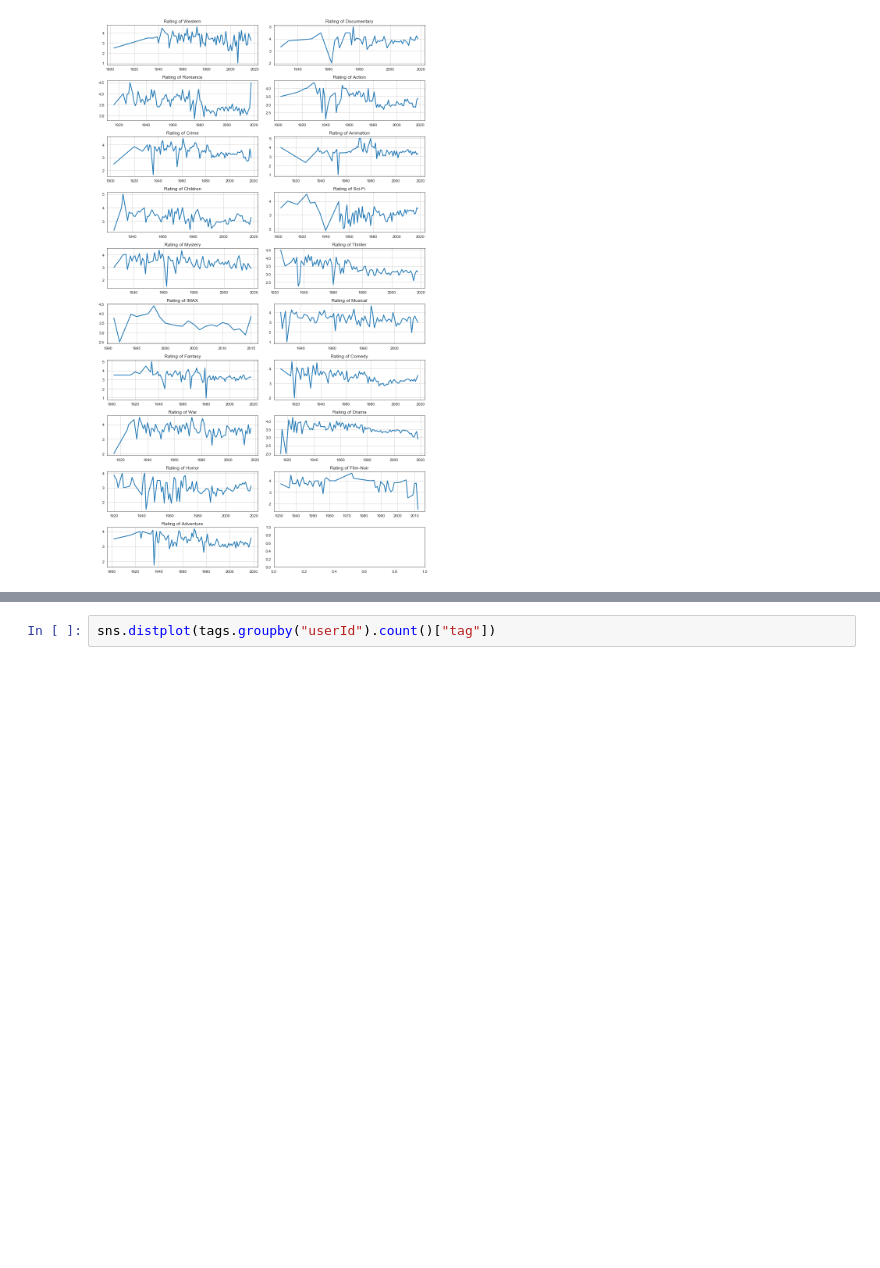
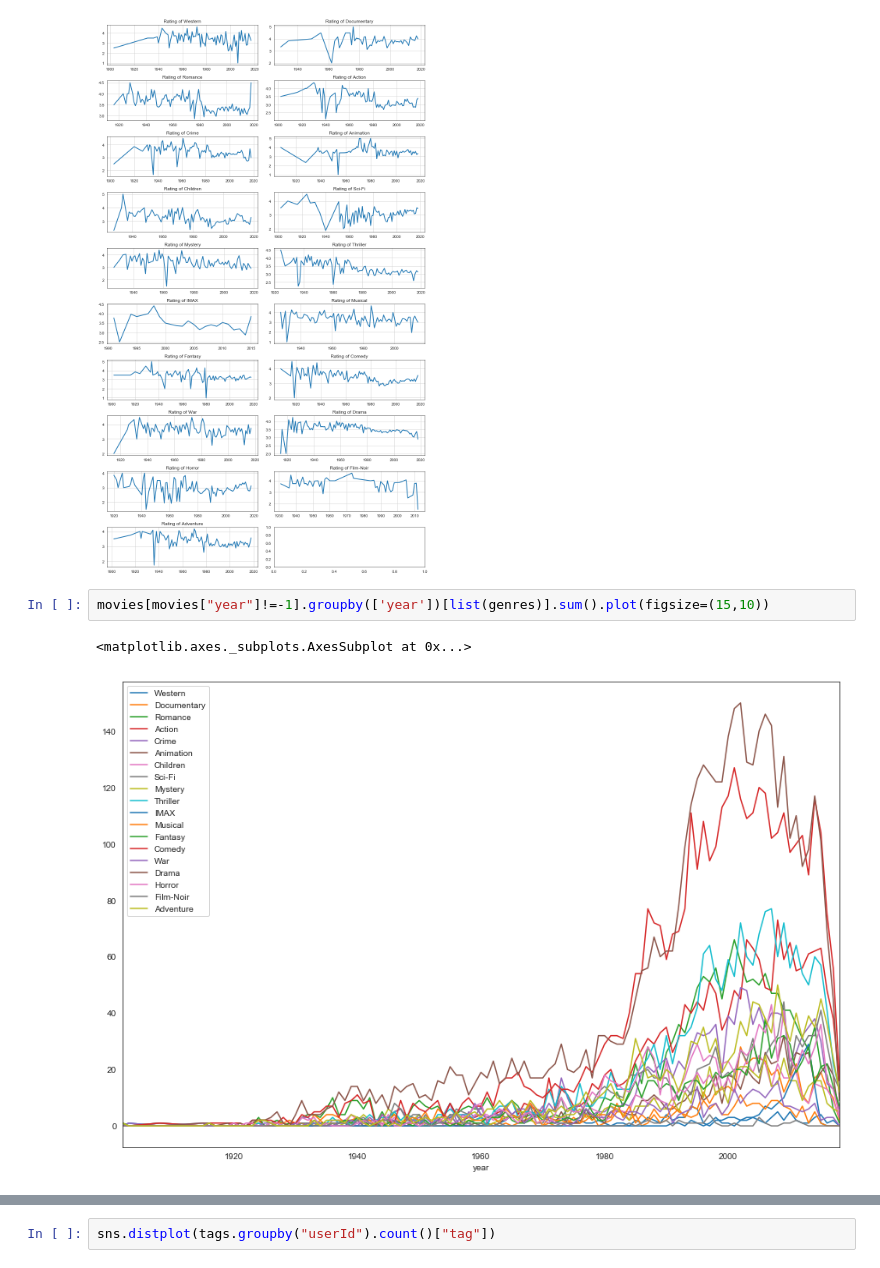
Before and after one commit to MedalKa/lab2, a Jupyter notebook: Lab_2. Recommender systems.ipynb, the cells around one changed output, grey strips where cells are left out. Cells and saved outputs as stored; diff of their text form; blank space fills up the shorter version.

```diff
--- a/Lab_2. Recommender systems.ipynb
+++ b/Lab_2. Recommender systems.ipynb
@@ -279,3 +278,8 @@ for i, genre in  enumerate(genres, 1):
 fig.tight_layout()
 # %% [output]
 [figure]
+# %%
+movies[movies["year"]!=-1].groupby(['year'])[list(genres)].sum().plot(figsize=(15,10))
+# %% [output]
+<matplotlib.axes._subplots.AxesSubplot at 0x...>
+[figure, added]
```
Also changed, not shown: parts of 14 cells of this notebook.
